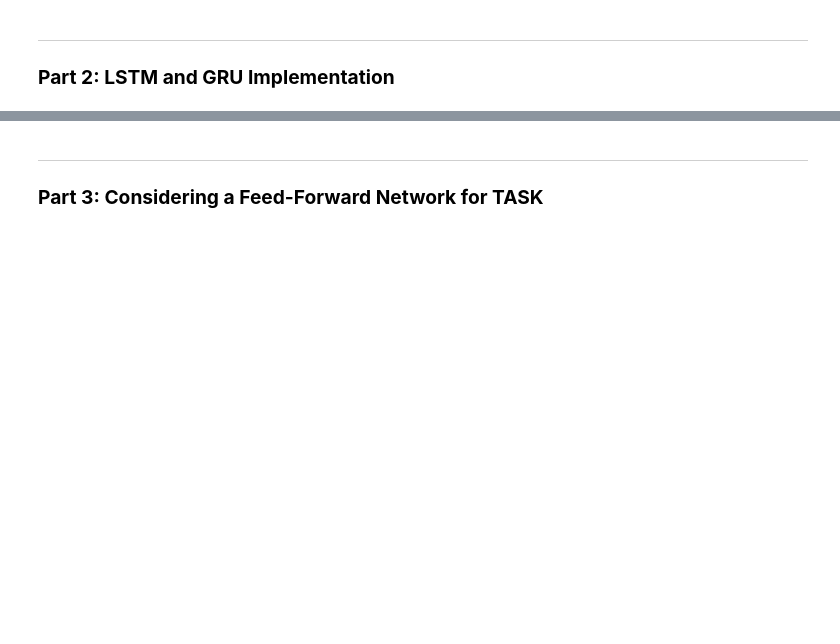
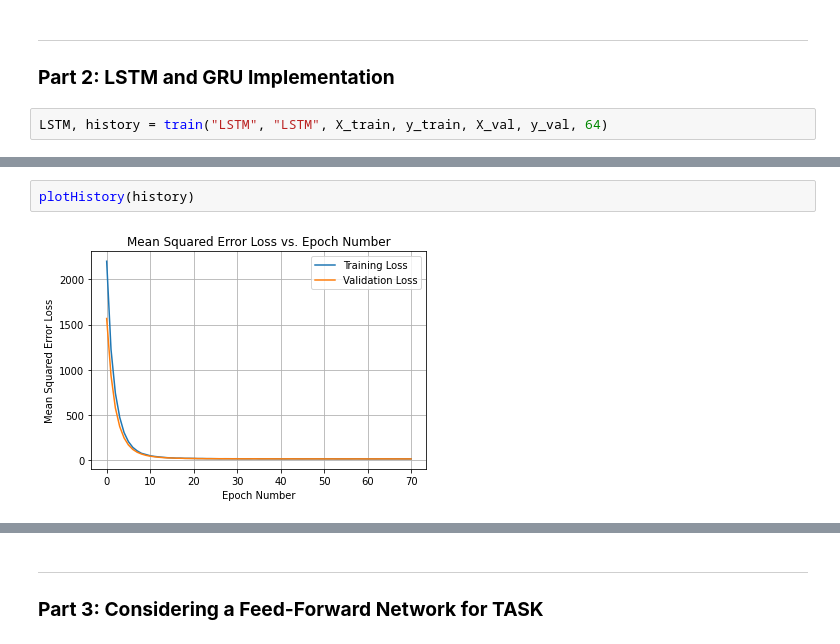
Before and after one commit to bernhardtandy/ProjectsMLAI, a Jupyter notebook: HW4_AndyBernhardt.ipynb, the cells around one changed output, grey strips where cells are left out. Drawn from its saved outputs; the diff is of its cells as text; blank space fills up the shorter version.

```diff
--- a/HW4_AndyBernhardt.ipynb
+++ b/HW4_AndyBernhardt.ipynb
@@ -91,3 +334,5 @@ df_train.shape, df_val.shape, df_test.shape
 # %% [markdown]
 ---
 ### **Part 2: LSTM and GRU Implementation**
+# %%
+LSTM, history = train("LSTM", "LSTM", X_train, y_train, X_val, y_val, 64)
@@ -93,0 +375,4 @@ df_train.shape, df_val.shape, df_test.shape
+# %%
+plotHistory(history)
+# %% [output]
+[figure, added]
```
Also changed, not shown: parts of 52 cells of this notebook.
